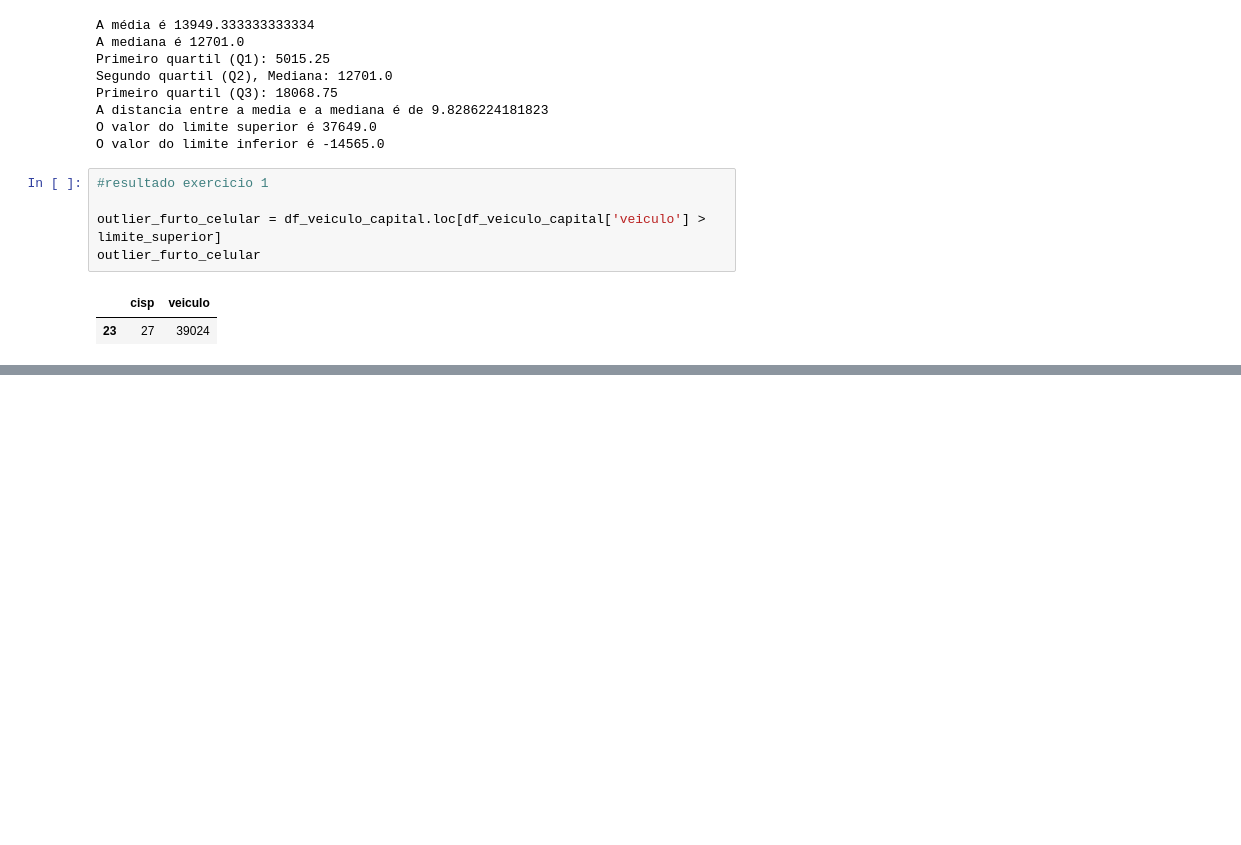
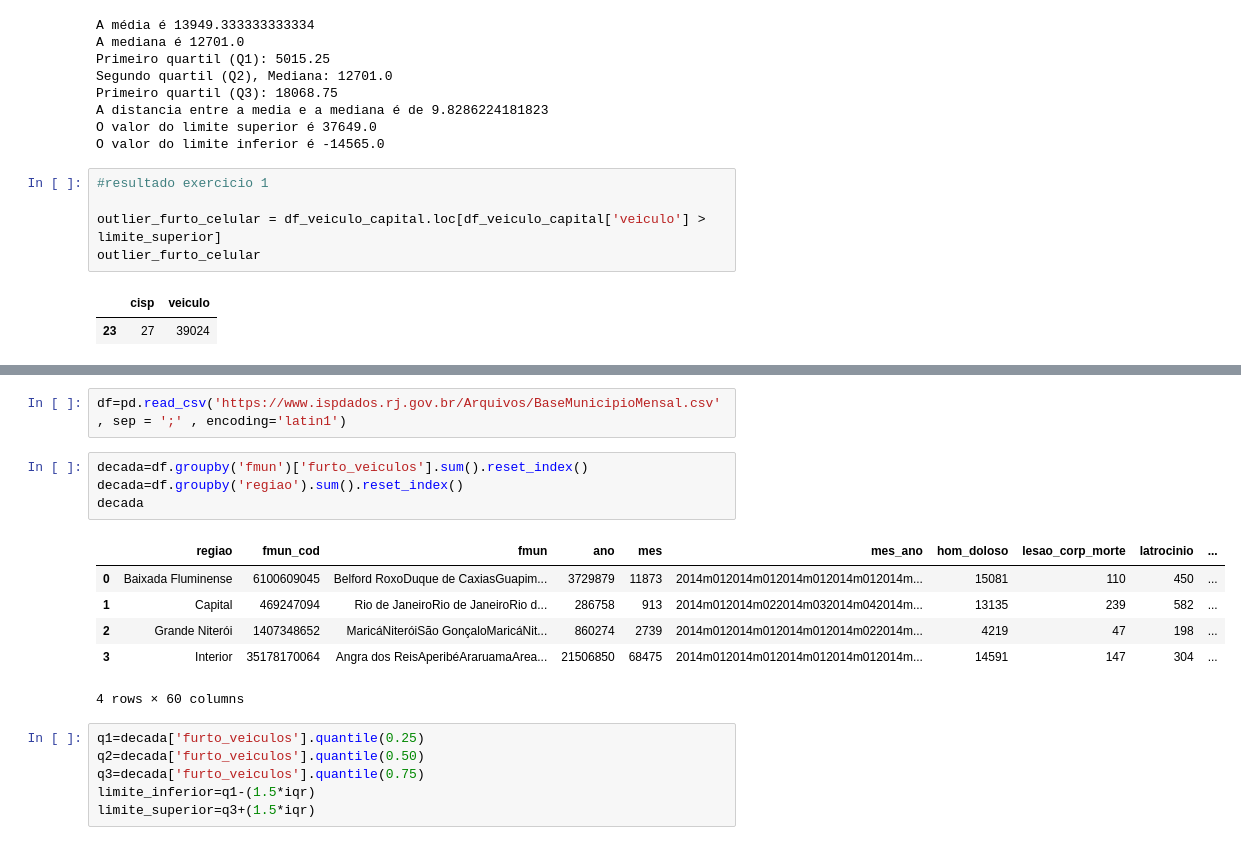
Before and after one commit to stephanysilva752-max/stephanysilva752-max, a Jupyter notebook: ISP.ipynb, the cells around one changed output, grey strips where cells are left out. Drawn from its saved outputs; the diff is of its cells as text; blank space fills up the shorter version.

```diff
--- a/ISP.ipynb
+++ b/ISP.ipynb
@@ -127,0 +140,19 @@ outlier_furto_celular
+# %%
+df=pd.read_csv('https://www.ispdados.rj.gov.br/Arquivos/BaseMunicipioMensal.csv', sep = ';' , encoding='latin1')
+# %%
+decada=df.groupby('fmun')['furto_veiculos'].sum().reset_index()
+decada=df.groupby('regiao').sum().reset_index()
+decada
+# %% [output]
+|  | regiao | fmun_cod | fmun | ano | mes | mes_ano | hom_doloso | lesao_corp_morte | latrocinio | ... |
+| 0 | Baixada Fluminense | 6100609045 | Belford RoxoDuque de CaxiasGuapim... | 3729879 | 11873 | 2014m012014m012014m012014m012014m... | 15081 | 110 | 450 | ... |
+| 1 | Capital | 469247094 | Rio de JaneiroRio de JaneiroRio d... | 286758 | 913 | 2014m012014m022014m032014m042014m... | 13135 | 239 | 582 | ... |
+| 2 | Grande Niterói | 1407348652 | MaricáNiteróiSão GonçaloMaricáNit... | 860274 | 2739 | 2014m012014m012014m012014m022014m... | 4219 | 47 | 198 | ... |
+| 3 | Interior | 35178170064 | Angra dos ReisAperibéAraruamaArea... | 21506850 | 68475 | 2014m012014m012014m012014m012014m... | 14591 | 147 | 304 | ... |
+4 rows × 60 columns
+# %%
+q1=decada['furto_veiculos'].quantile(0.25)
+q2=decada['furto_veiculos'].quantile(0.50)
+q3=decada['furto_veiculos'].quantile(0.75)
+limite_inferior=q1-(1.5*iqr)
+limite_superior=q3+(1.5*iqr)
```
Also changed, not shown: parts of 8 cells of this notebook, 1 other file.
